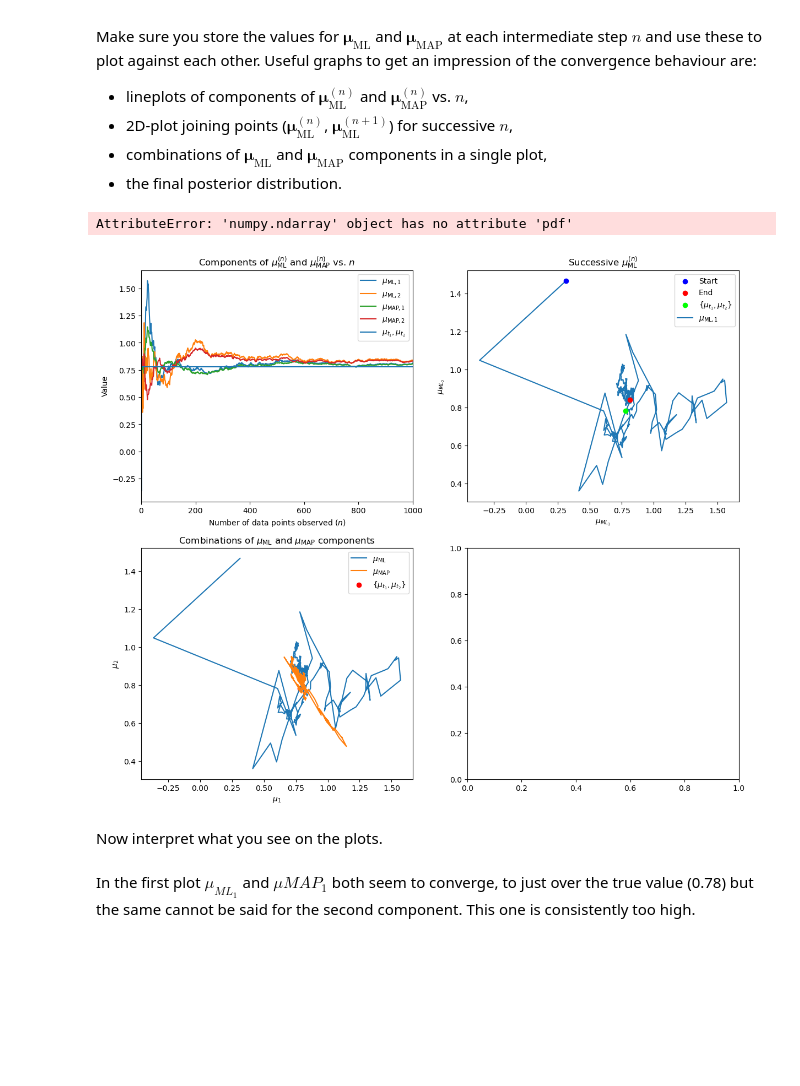
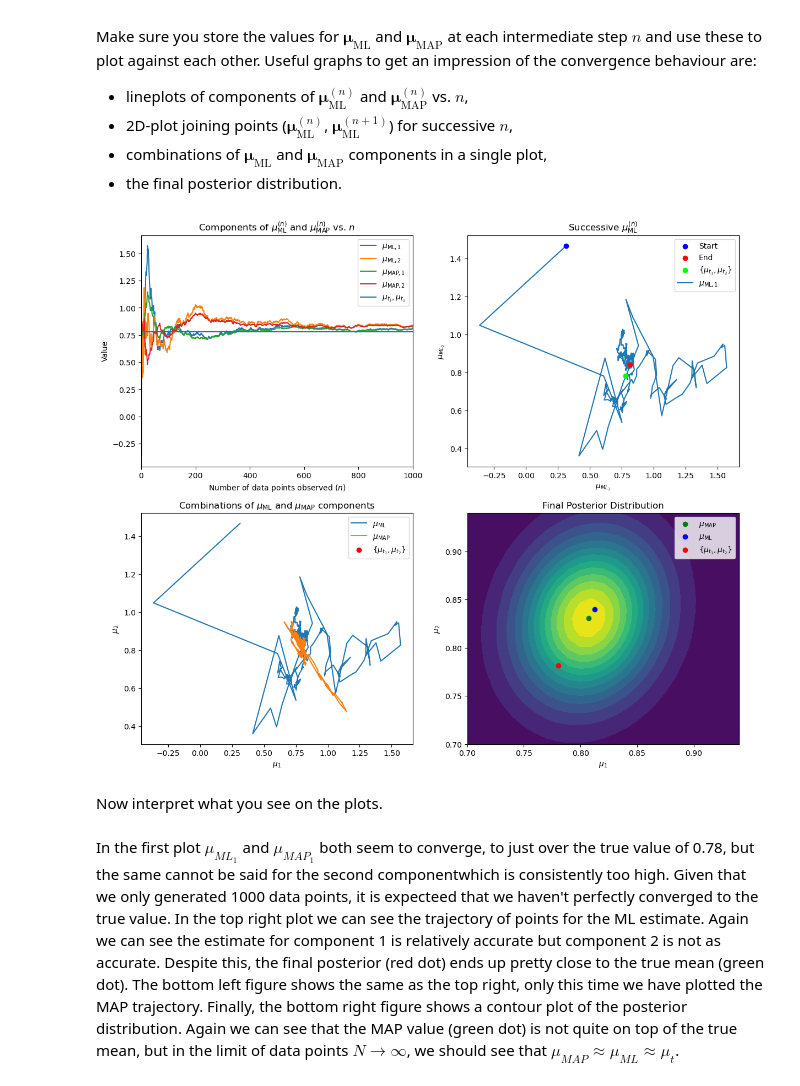
Before and after one commit to meraxion/SML24, a Jupyter notebook: SML24_as02/SML24_as02_3.ipynb, the cells around one changed output. Drawn from its saved outputs; the diff is of its cells as text; code cells hidden in the pictures; blank space fills up the shorter version.

```diff
--- a/SML24_as02/SML24_as02_3.ipynb
+++ b/SML24_as02/SML24_as02_3.ipynb
@@ -338,7 +450,7 @@ $$
 Calculate the maximum likelihood of the mean.
 """
 # TODO: Not sure about the initial value for mu_0
-mu_0 = np.array([1, 1])
+mu_0 = np.array([0.5,0.5])
 def update_mean(mu, x, n):
     return mu + (x - mu) / n
 
@@ -446,40 +600,40 @@ axs[0, 0].set_xlim([0, n_points])
 axs[0, 0].legend()
 
 # Plot 2: 2D-plot joining points
 # Plot start and end points
 axs[0, 1].scatter(ml_results[0, 0], ml_results[0, 1], color='blue', label="Start")
 axs[0, 1].scatter(ml_results[-1, 0], ml_results[-1, 1], color='red', label="End")
 axs[0, 1].scatter(mu_t[0], mu_t[1], color='lime', label=r'$\{\mu_{t_1}, \mu_{t_2}\}$')
 axs[0, 1].plot(ml_results[:,0], ml_results[:,1], label=r'$\mu_{\mathrm{ML},1}$', zorder=-1)
 axs[0, 1].set_title(r'Successive $\mu_{\mathrm{ML}}^{(n)}$')
 axs[0, 1].set_xlabel(r'$\mu_{ML_1}$')
 axs[0, 1].set_ylabel(r'$\mu_{ML_2}$')
 axs[0, 1].legend()
 
 # Plot 3: Combinations of μ_ML and μ_MAP components in a single plot
 axs[1, 0].plot(ml_results[:, 0], ml_results[:, 1], label=r'$\mu_{\mathrm{ML}}$')
 axs[1, 0].plot(map_results[:, 0], map_results[:, 1], label=r'$\mu_{\mathrm{MAP}}$')
 axs[1, 0].scatter(mu_t[0], mu_t[1], color='red', label=r'$\{\mu_{t_1}, \mu_{t_2}\}$')
 axs[1, 0].set_title(r'Combinations of $\mu_{\mathrm{ML}}$ and $\mu_{\mathrm{MAP}}$ components')
 axs[1, 0].set_xlabel(r'$\mu_1$')
 axs[1, 0].set_ylabel(r'$\mu_2$')
 axs[1, 0].legend()
 
 # Posterior distribution
-x, y = np.mgrid[0:2:.01, 0:2:.01]
+x, y = np.mgrid[0.7:0.95:.01, 0.7:0.95:.01]
 pos = np.dstack((x, y))
-rv = ss.multivariate_normal(mu_t, Sigma_map)
-axs[1, 1].contourf(x, y, rv.pdf(pos), cmap='viridis')
+rv = ss.multivariate_normal(map, Sigma_map)
+axs[1, 1].contourf(x, y, rv.pdf(pos), cmap='viridis', levels=15)
 axs[1, 1].scatter(map_results[-1, 0], map_results[-1, 1], color='green', label=r'$\mu_{\mathrm{MAP}}$')
+axs[1, 1].scatter(ml_results[-1, 0], ml_results[-1, 1], color='blue', label=r'$\mu_{\mathrm{ML}}$')
 axs[1, 1].scatter(mu_t[0], mu_t[1], color='red', label=r'$\{\mu_{t_1}, \mu_{t_2}\}$')
 axs[1, 1].set_title('Final Posterior Distribution')
 axs[1, 1].set_xlabel(r'$\mu_1$')
 axs[1, 1].set_ylabel(r'$\mu_2$')
-axs[1, 1].legend()
+axs[1, 1].legend();
 # %% [output]
-AttributeError: 'numpy.ndarray' object has no attribute 'pdf'
-[figure, old version]
+[figure, new version]
 # %% [markdown]
 Now interpret what you see on the plots.
-# %% [markdown]
-In the first plot $\mu_{ML_1}$ and $\mu{MAP_1}$ both seem to converge, to just over the true value (0.78) but the same cannot be said for the second component. This one is consistently too high.
+# %% [markdown]
+In the first plot $\mu_{ML_1}$ and $\mu_{MAP_1}$ both seem to converge, to just over the true value of 0.78, but the same cannot be said for the second componentwhich is consistently too high. Given that we only generated 1000 data points, it is expecteed that we haven't perfectly converged to the true value. In the top right plot we can see the trajectory of points for the ML estimate. Again we can see the estimate for component 1 is relatively accurate but component 2 is not as accurate. Despite this, the final posterior (red dot) ends up pretty close to the true mean (green dot). The bottom left figure shows the same as the top right, only this time we have plotted the MAP trajectory. Finally, the bottom right figure shows a contour plot of the posterior distribution. Again we can see that the MAP value (green dot) is not quite on top of the true mean, but in the limit of data points $N\to \infty$, we should see that $\mu_{MAP} \approx \mu_{ML} \approx \mu_t$.
```
Also changed, not shown: parts of 17 cells of this notebook, 2 other files.
